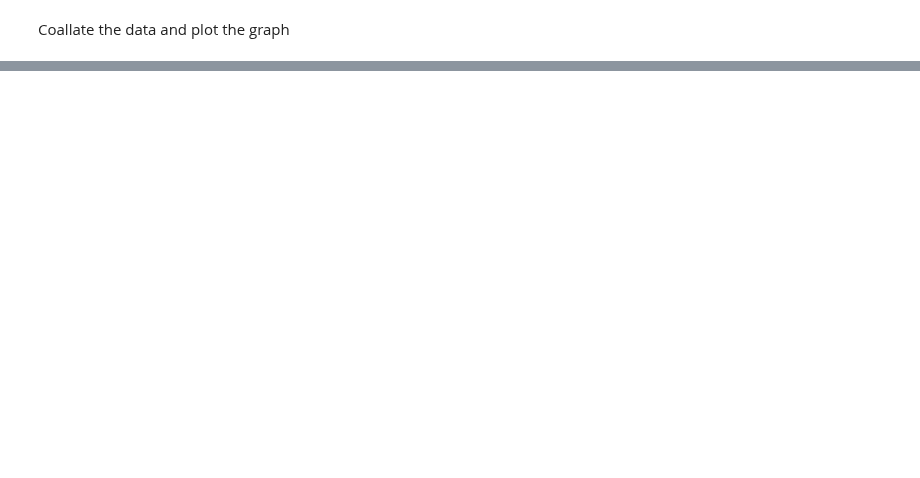
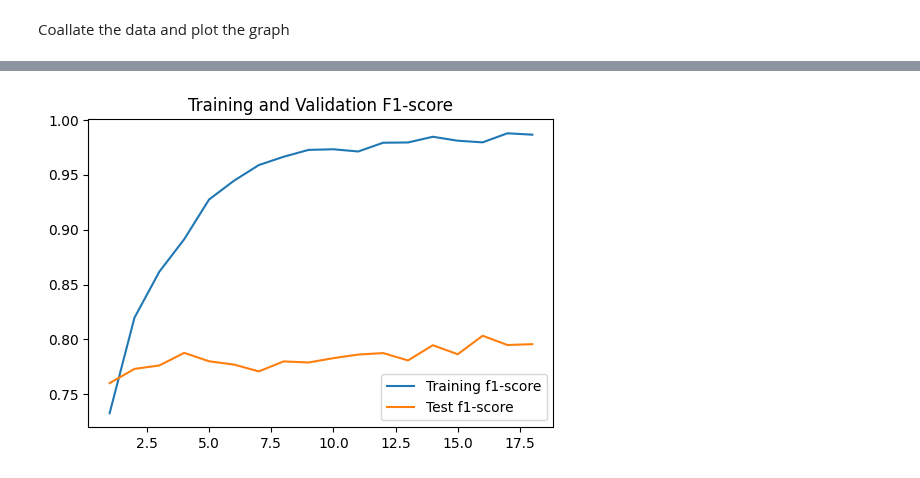
Before and after one commit to roylau98/SC4002_NLP, a Jupyter notebook: Q1_part3.ipynb, the cells around one changed output, grey strips where cells are left out. Saved outputs shown, nothing was run; the diff lists cells and outputs as text; code cells hidden in the pictures; blank space fills up the shorter version.

```diff
--- a/Q1_part3.ipynb
+++ b/Q1_part3.ipynb
@@ -604,9 +652,12 @@ print(f"Best Validation F1 Score: {best_val_f1:.4f} (Epoch {best_val_epoch})")
 # %%
 fig = plt.figure(figsize=(6,4))
+plt.title("Training and Validation F1-score")
 plt.plot(range(1,len(train_metrics_list)+1),train_f1_list, label='Training f1-score')
 plt.plot(range(1,len(val_metrics_list)+1),val_f1_list,label='Test f1-score')
 plt.legend()
 plt.show()
+# %% [output]
+[figure, added]
 # %%
 #Get test data and labels through data iterator
 '''Test batch- tensor of n_sentences x max_len_sentence
```
Also changed, not shown: parts of 7 cells of this notebook, 2 other files.
